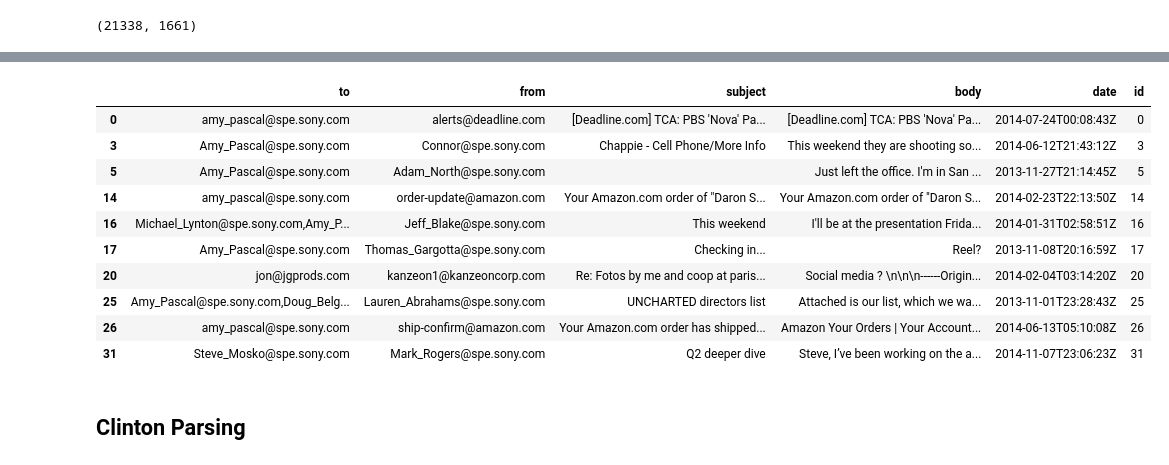
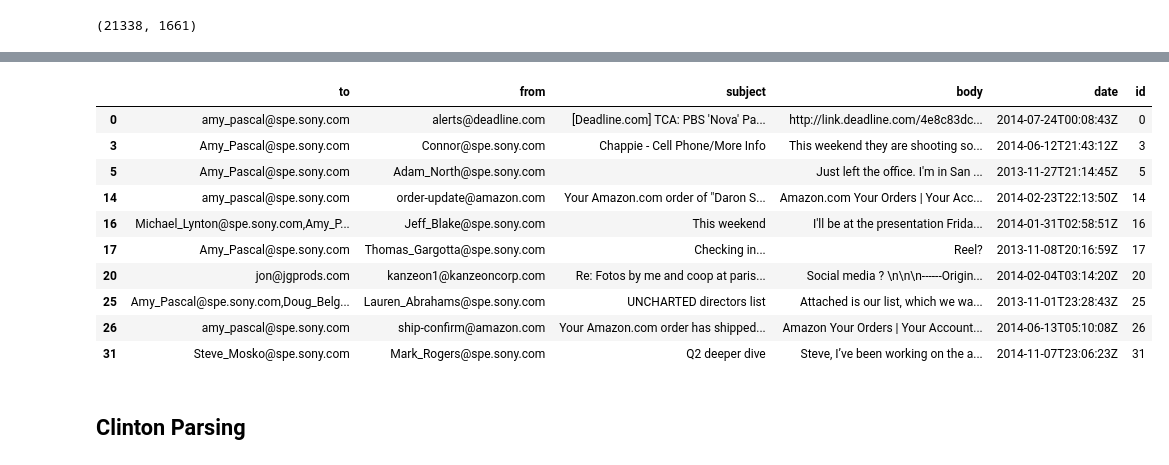
Before and after one commit to acarl005/docsund, a Jupyter notebook: preprocess/em_parsing.ipynb, the cells around one changed output, grey strips where cells are left out. Saved outputs shown, nothing was run; the diff lists cells and outputs as text; code cells hidden in the pictures.

```diff
--- a/preprocess/em_parsing.ipynb
+++ b/preprocess/em_parsing.ipynb
@@ -93,15 +193,20 @@ dnc_files[:5]
  PosixPath('dnc_emails_raw/18188.eml')]
 # %%
 error_emails = []
+errors = []
 success_emails = []
 
-for dnc_file in tqdm(dnc_files):
+for dnc_file in dnc_files:
     try:
         with open(dnc_file, 'r') as f:
             text = f.read()
+    except UnicodeDecodeError:
+        continue
+    try:
         eml_parsed = parse_email(text)
         success_emails.append(eml_parsed)
-    except:
+    except Exception as e:
+        errors.append(e)
         error_emails.append(dnc_file)
 # %%
 len(success_emails), len(error_emails)
@@ -159,7 +276,7 @@ def parse_sony_email(sony_file):
 sony_successes = []
 sony_failures = []
 
-for sony_file in tqdm(sony_files):
+for sony_file in sony_files:
     try:
         sony_eml = parse_sony_email(sony_file)
         if sony_eml:
@@ -174,10 +291,15 @@ len(sony_successes), len(sony_failures)
 (21338, 1661)
 # %%
 sony_df = pd.DataFrame(sony_successes)
-cols_of_interest = ['To', 'From', 'Subject', 'Body', 'Date']
+cols_of_interest = ['To', 'From', 'Subject', 'BodyDecoded', 'Date']
 sony_df = sony_df[cols_of_interest]
-sony_df.columns = ["to", "from", "subject", "body", "date"]
-sony_df['body'] = sony_df['body'].str.strip()
+sony_df = sony_df.rename(columns={"To": "to",
+                        "From": "from",
+                        "Subject": "subject",
+                        "BodyDecoded": "body",
+                        "Date": "date"})
+sony_df['body'] = sony_df.body.str.strip()
+sony_df['subject'] = sony_df.subject.fillna("").apply(decode_subject)
 sony_df["id"] = sony_df.index.astype(str)
 sony_df["from"] = sony_df["from"].str.extract(email_regex)
 sony_df["to"] = sony_df["to"].str.extractall(email_regex).groupby(level=0).agg(list)[0].apply(lambda s: ",".join(s))
@@ -199,16 +321,18 @@ sony_df.iloc[:10, :]
 # %%
 # sometimes the subject appears in the beginning of the body. if so, remove it
 def remove_prefix(row):
-    row["body"] = row.body[len(row.subject):].strip() if row.body.startswith(row.subject) else row.body
+    subject = row.subject.replace("\n", "")
+    if row.body.startswith(subject):
+        row["body"] = row.body[len(subject):].strip()
     return row
 sony_df = sony_df.apply(remove_prefix, axis=1)
 sony_df.iloc[:10, :]
 # %% [output]
 |  | to | from | subject | body | date | id |
-| 0 | amy_pascal@spe.sony.com | alerts@deadline.com | [Deadline.com] TCA: PBS 'Nova' Pa... | [Deadline.com] TCA: PBS 'Nova' Pa... | 2014-07-24T00:08:43Z | 0 |
+| 0 | amy_pascal@spe.sony.com | alerts@deadline.com | [Deadline.com] TCA: PBS 'Nova' Pa... | http://link.deadline.com/4e8c83dc... | 2014-07-24T00:08:43Z | 0 |
 | 3 | Amy_Pascal@spe.sony.com | Connor@spe.sony.com | Chappie - Cell Phone/More Info | This weekend they are shooting so... | 2014-06-12T21:43:12Z | 3 |
 | 5 | Amy_Pascal@spe.sony.com | Adam_North@spe.sony.com |  | Just left the office. I'm in San ... | 2013-11-27T21:14:45Z | 5 |
-| 14 | amy_pascal@spe.sony.com | order-update@amazon.com | Your Amazon.com order of "Daron S... | Your Amazon.com order of "Daron S... | 2014-02-23T22:13:50Z | 14 |
+| 14 | amy_pascal@spe.sony.com | order-update@amazon.com | Your Amazon.com order of "Daron S... | Amazon.com Your Orders | Your Acc... | 2014-02-23T22:13:50Z | 14 |
 | 16 | Michael_Lynton@spe.sony.com,Amy_P... | Jeff_Blake@spe.sony.com | This weekend | I'll be at the presentation Frida... | 2014-01-31T02:58:51Z | 16 |
 | 17 | Amy_Pascal@spe.sony.com | Thomas_Gargotta@spe.sony.com | Checking in... | Reel? | 2013-11-08T20:16:59Z | 17 |
 | 20 | jon@jgprods.com | kanzeon1@kanzeoncorp.com | Re: Fotos by me and coop at paris... | Social media ? \n\n\n------Origin... | 2014-02-04T03:14:20Z | 20 |
```
Also changed, not shown: parts of 5 cells of this notebook.
